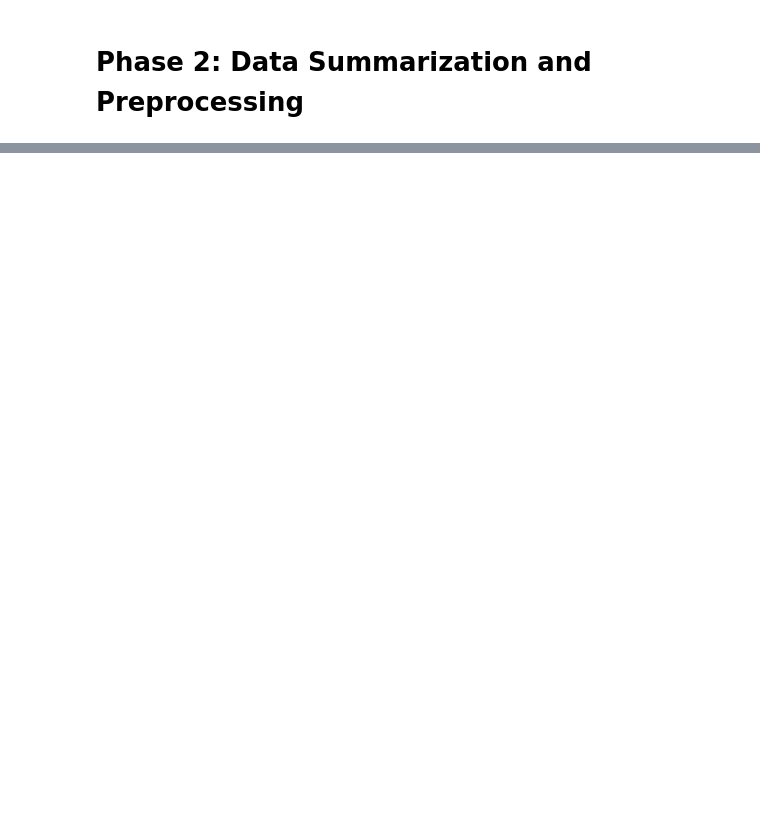
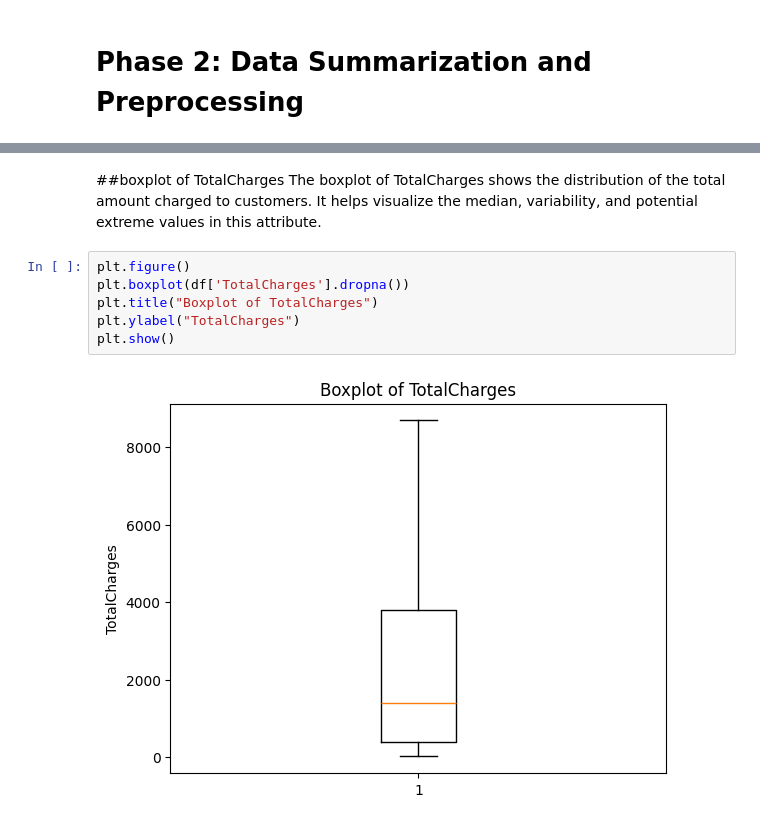
Before and after one commit to LujainAldujain/Data_Mining_Project, a Jupyter notebook: Phase2.ipynb, the cells around one changed output, grey strips where cells are left out. Cells and saved outputs as stored; diff of their text form; blank space fills up the shorter version.

```diff
--- a/Phase2.ipynb
+++ b/Phase2.ipynb
@@ -162,0 +133,11 @@ The boxplots complement the IQR calculations by providing a visual representatio
+# %% [markdown]
+##boxplot of TotalCharges
+The boxplot of TotalCharges shows the distribution of the total amount charged to customers. It helps visualize the median, variability, and potential extreme values in this attribute.
+# %%
+plt.figure()
+plt.boxplot(df['TotalCharges'].dropna())
+plt.title("Boxplot of TotalCharges")
+plt.ylabel("TotalCharges")
+plt.show()
+# %% [output]
+[figure, added]
```
Also changed, not shown: parts of 19 cells of this notebook.
